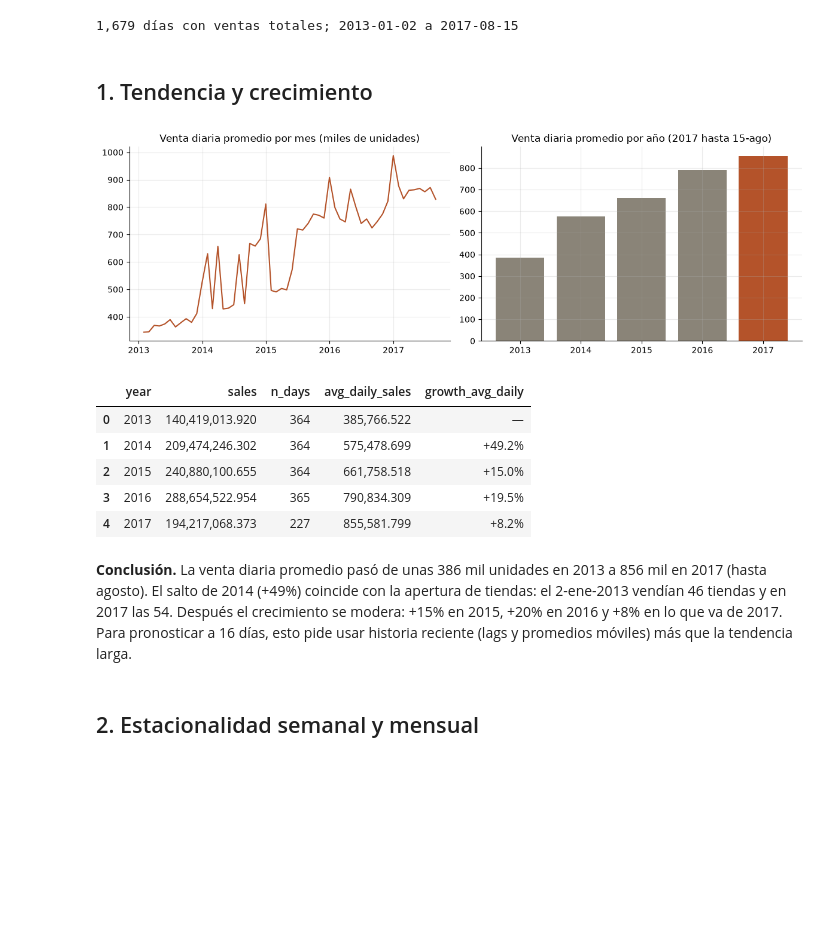
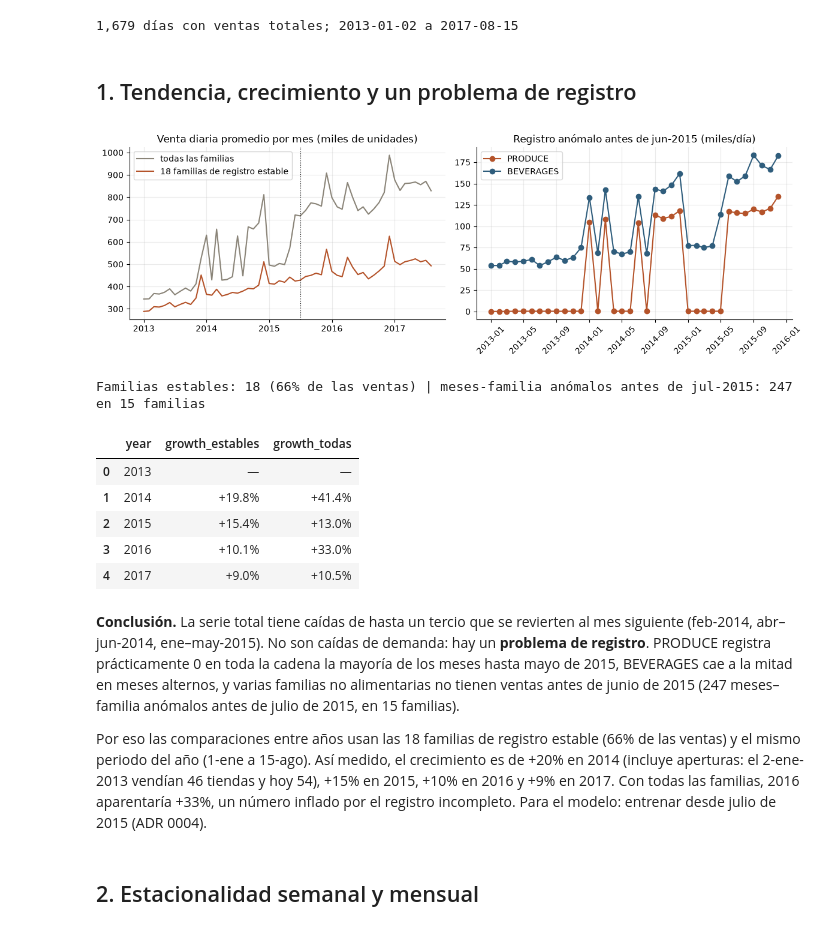
Before and after one commit to CarlosRomero55/favorita-demand-forecast, a Jupyter notebook: notebooks/01_eda.ipynb, the cells around one changed output. Drawn from its saved outputs; the diff is of its cells as text; code cells hidden in the pictures; blank space fills up the shorter version.

```diff
--- a/notebooks/01_eda.ipynb
+++ b/notebooks/01_eda.ipynb
@@ -22,26 +22,40 @@ print(f"{len(daily):,} días con ventas totales; {daily.date.min():%Y-%m-%d} a {
 # %% [output]
 1,679 días con ventas totales; 2013-01-02 a 2017-08-15
 # %% [markdown]
-## 1. Tendencia y crecimiento
+## 1. Tendencia, crecimiento y un problema de registro
-# %%
-y = a.yearly(con)
-fig, ax = plt.subplots(1, 2, figsize=(12, 4))
-m = daily.set_index("date").sales.resample("ME").mean() / 1e3
-ax[0].plot(m.index, m.values, color=ACC); ax[0].set_title("Venta diaria promedio por mes (miles de unidades)")
-ax[1].bar(y.year.astype(str), y.avg_daily_sales / 1e3, color=[GRY]*4 + [ACC])
-ax[1].set_title("Venta diaria promedio por año (2017 hasta 15-ago)")
-plt.tight_layout(); plt.show()
-y.assign(growth_avg_daily=lambda d: d.growth_avg_daily.map(lambda v: f"{v:+.1%}" if pd.notna(v) else "—"))
-# %% [output]
-[figure, removed]
-|  | year | sales | n_days | avg_daily_sales | growth_avg_daily |
-| 0 | 2013 | 140,419,013.920 | 364 | 385,766.522 | — |
-| 1 | 2014 | 209,474,246.302 | 364 | 575,478.699 | +49.2% |
-| 2 | 2015 | 240,880,100.655 | 364 | 661,758.518 | +15.0% |
-| 3 | 2016 | 288,654,522.954 | 365 | 790,834.309 | +19.5% |
-| 4 | 2017 | 194,217,068.373 | 227 | 855,581.799 | +8.2% |
-# %% [markdown]
-**Conclusión.** La venta diaria promedio pasó de unas 386 mil unidades en 2013 a 856 mil en 2017 (hasta agosto). El salto de 2014 (+49%) coincide con la apertura de tiendas: el 2-ene-2013 vendían 46 tiendas y en 2017 las 54. Después el crecimiento se modera: +15% en 2015, +20% en 2016 y +8% en lo que va de 2017. Para pronosticar a 16 días, esto pide usar historia reciente (lags y promedios móviles) más que la tendencia larga.
+# %%
+estables = a.stable_families(con)
+daily_st = a.daily_totals(con, estables)
+reg = a.registration_by_family(con)
+fig, ax = plt.subplots(1, 2, figsize=(12, 4))
+m_all = daily.set_index("date").sales.resample("MS").mean() / 1e3
+m_st = daily_st.set_index("date").sales.resample("MS").mean() / 1e3
+ax[0].plot(m_all.index, m_all.values, color=GRY, label="todas las familias")
+ax[0].plot(m_st.index, m_st.values, color=ACC, label=f"{len(estables)} familias de registro estable")
+ax[0].axvline(pd.Timestamp("2015-07-01"), color="k", ls=":", lw=.8); ax[0].legend()
+ax[0].set_title("Venta diaria promedio por mes (miles de unidades)")
+pv = reg[reg.family.isin(["PRODUCE", "BEVERAGES"]) & (reg.month < "2016-01-01")].pivot(index="month", columns="family", values="avg_daily") / 1e3
+ax[1].plot(pv.index, pv.PRODUCE, color=ACC, marker="o", label="PRODUCE"); ax[1].plot(pv.index, pv.BEVERAGES, color=BLU, marker="o", label="BEVERAGES")
+ax[1].set_title("Registro anómalo antes de jun-2015 (miles/día)"); ax[1].legend(); ax[1].tick_params(axis="x", rotation=45)
+plt.tight_layout(); plt.show()
+share = daily_st.sales.sum() / daily.sales.sum()
+antes = reg[reg.anomalous & (reg.month < "2015-07-01")]
+print(f"Familias estables: {len(estables)} ({share:.0%} de las ventas) | meses-familia anómalos antes de jul-2015: {len(antes)} en {antes.family.nunique()} familias")
+comp = a.yearly_comparable(daily_st).merge(a.yearly_comparable(daily), on="year", suffixes=("_estables", "_todas"))
+comp[["year", "growth_estables", "growth_todas"]].assign(**{c: comp[c].map(lambda v: f"{v:+.1%}" if pd.notna(v) else "—") for c in ["growth_estables", "growth_todas"]})
+# %% [output]
+[figure, added]
+Familias estables: 18 (66% de las ventas) | meses-familia anómalos antes de jul-2015: 247 en 15 familias
+|  | year | growth_estables | growth_todas |
+| 0 | 2013 | — | — |
+| 1 | 2014 | +19.8% | +41.4% |
+| 2 | 2015 | +15.4% | +13.0% |
+| 3 | 2016 | +10.1% | +33.0% |
+| 4 | 2017 | +9.0% | +10.5% |
+# %% [markdown]
+**Conclusión.** La serie total tiene caídas de hasta un tercio que se revierten al mes siguiente (feb-2014, abr–jun-2014, ene–may-2015). No son caídas de demanda: hay un **problema de registro**. PRODUCE registra prácticamente 0 en toda la cadena la mayoría de los meses hasta mayo de 2015, BEVERAGES cae a la mitad en meses alternos, y varias familias no alimentarias no tienen ventas antes de junio de 2015 (247 meses–familia anómalos antes de julio de 2015, en 15 familias).
+
+Por eso las comparaciones entre años usan las 18 familias de registro estable (66% de las ventas) y el mismo periodo del año (1-ene a 15-ago). Así medido, el crecimiento es de +20% en 2014 (incluye aperturas: el 2-ene-2013 vendían 46 tiendas y hoy 54), +15% en 2015, +10% en 2016 y +9% en 2017. Con todas las familias, 2016 aparentaría +33%, un número inflado por el registro incompleto. Para el modelo: entrenar desde julio de 2015 (ADR 0004).
 # %% [markdown]
 ## 2. Estacionalidad semanal y mensual
 # %%
```
Also changed, not shown: parts of 4 cells of this notebook, 4 other files.
